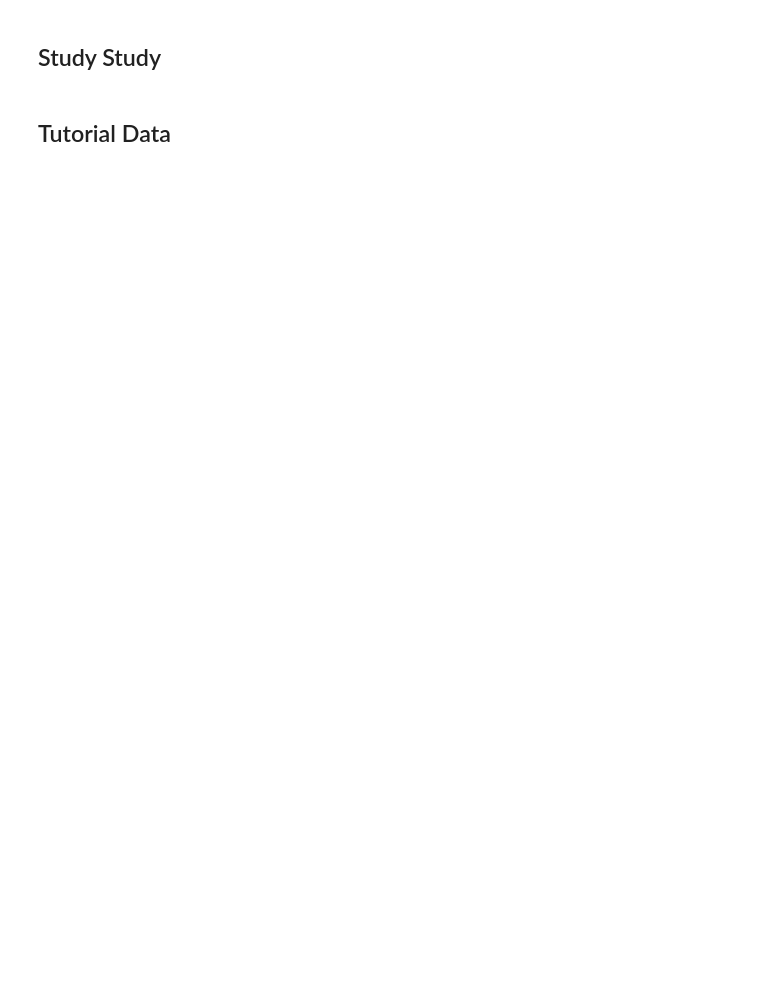
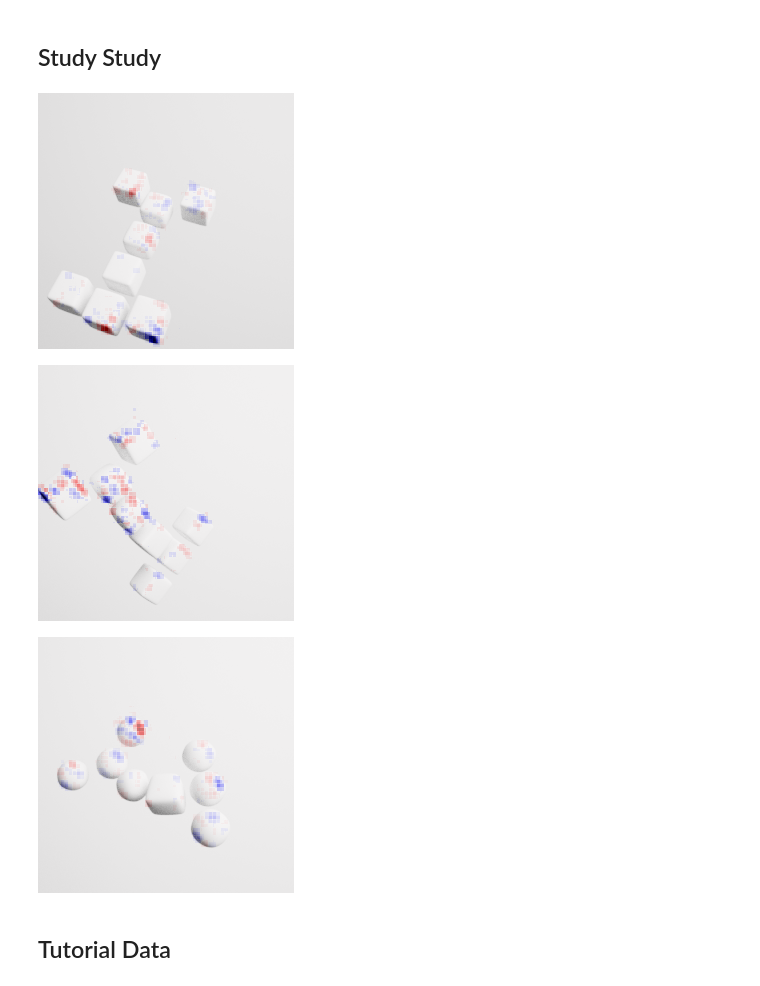
Before and after one commit to davidsjohnson/blockies-xai, a Jupyter notebook: Feature_based_xai_final.ipynb, the cells around one changed output. Drawn from its saved outputs; the diff is of its cells as text; code cells hidden in the pictures; blank space fills up the shorter version.

```diff
--- a/Feature_based_xai_final.ipynb
+++ b/Feature_based_xai_final.ipynb
@@ -7,7 +7,7 @@ This notebook download the blockies dataset and the corresponding trained model.
 
 Additionally, we provide a review of the various Blocky traits, to review the distributions between ill and healthy Blockies.
 # %%
-colab = True
+colab = False
 
 if colab:
   %pip install shap -q
@@ -50,7 +51,7 @@ eval_ds = 'main_blockies/highvar'
 
 random_state = 42
 
-output_folder = gdrive / 'hcxai_studies/xai_study1/xai_samples' if colab else Path('output/xai_samples/saliency_xai')
+output_folder = gdrive / 'hcxai_studies/xai_study1/xai_samples/saliency_xai2' if colab else Path('output/xai_samples/saliency_xai2')
 (output_folder / 'main_data').mkdir(parents=True, exist_ok=True)
 (output_folder / 'tmp').mkdir(parents=True, exist_ok=True)
 (output_folder / 'tutorial_data').mkdir(parents=True, exist_ok=True)
@@ -120,7 +121,7 @@ zip_name = 'study_samples'
 
 data_dir = download_file(url=data_zip,
                           file_name=f"{zip_name}.zip",
-                          cache_dir='/content/data', # change this if not using Colab
+                          cache_dir='/content/data' if colab else 'data', # change this if not using Colab
                           extract=True,
                           force_download=False,
                           archive_folder=zip_name)
@@ -393,2 +421,16 @@ def generate_shap_heatmap(image, class_idx, max_evals=500, pred_fn=predict_nhwc)
+# %%
+def generate_lrp_heatmap(image, class_idx, model=model):
+
+    inp = transform(image).unsqueeze(0)
+
+    target = torch.zeros(len(CLASSES), dtype=torch.float)
+    target[class_idx] = 1.0
+    target = target.unsqueeze(0)
+
+    with Gradient(model=model, composite=EpsilonAlpha2Beta1Flat(canonizers=[ResNetCanonizer()])) as attributor:
+      inp = inp.to(torch.float).to('cpu')
+      output, attribution = attributor(inp, target)
+
+    return attribution.squeeze().permute(1,2,0).numpy().sum(axis=-1) # LRP heatmap summed to one channel
 # %% [markdown]
 ## Study Study
@@ -397,15 +439,20 @@ max_evals = 2500
 # %%
 # Final Output Loop
 for i, (idx, row) in enumerate(study_df.iterrows()):
 
     image_id = row['id']
     image = load_image(main_dir / row['filename'])
     class_idx = row['pred']
 
-    hm = generate_shap_heatmap(image, class_idx, max_evals=max_evals)
-    final_hm = combine_and_save(torch.from_numpy(image), torch.from_numpy(hm), alpha=0.6, filter_perc=0.90,
-                                filename=output_folder / 'tmp' / f'{image_id}_saliency.png', cmap='bwr')
+    # hm = generate_shap_heatmap(image, class_idx, max_evals=max_evals)
+    hm = generate_lrp_heatmap(image, class_idx)
+    final_hm = combine_and_save(torch.from_numpy(image), torch.from_numpy(hm), alpha=0.5, filter_perc=0.975,
+                                filename=output_folder / 'tmp' / f'{image_id}_saliency.png', cmap='seismic')
     # display(final_hm)
+# %% [output]
+[figure, added]
+[figure, added]
+[figure, added]
 # %%
 #CSV Generation
 
```
Also changed, not shown: parts of 11 cells of this notebook.
